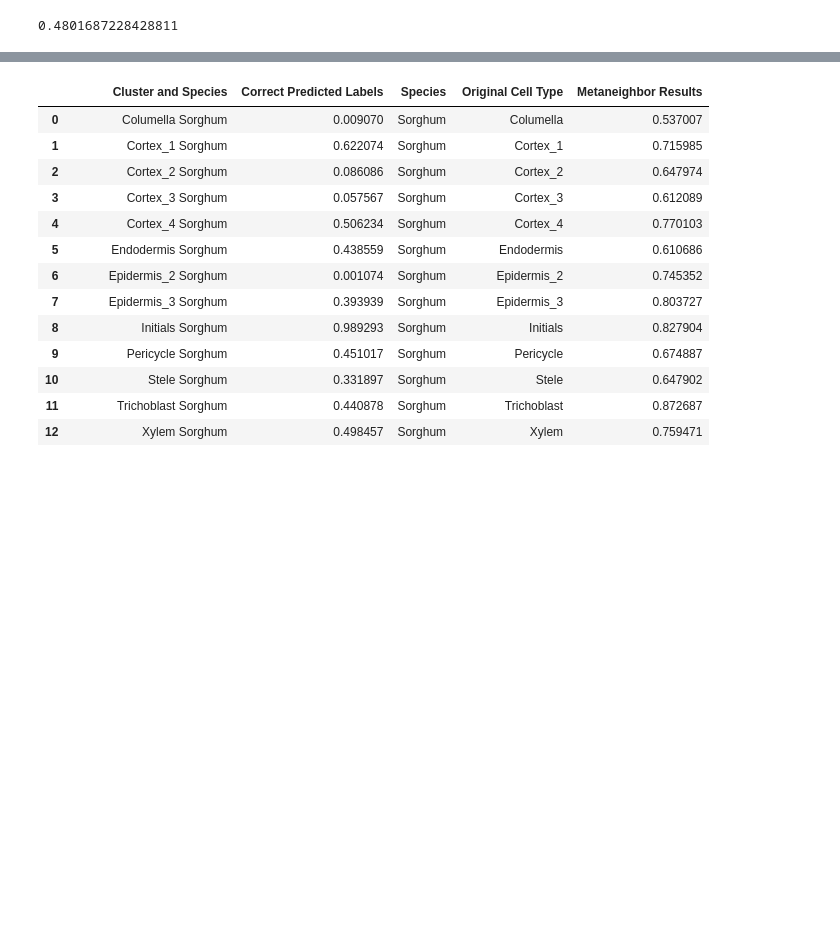
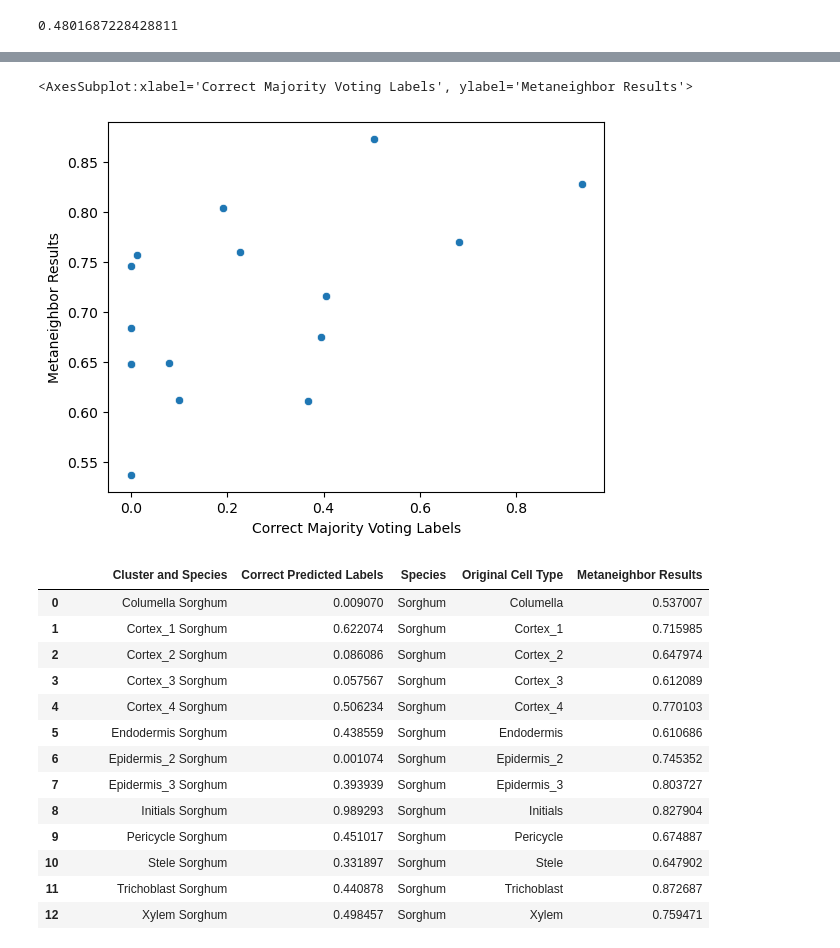
Before and after one commit to mikepassal/Bruno_and_Ken_Maize_Sorghum_Millet, a Jupyter notebook: cell_typist_cell_classification.ipynb, the cells around one changed output, grey strips where cells are left out. Drawn from its saved outputs; the diff is of its cells as text; code cells hidden in the pictures; blank space fills up the shorter version.

```diff
--- a/cell_typist_cell_classification.ipynb
+++ b/cell_typist_cell_classification.ipynb
@@ -692,3 +702,8 @@ sorghum_correlation_panda_majority['Correct Majority Voting Labels'].corr(sorghu
+# %%
+sns.scatterplot(x =sorghum_correlation_panda_majority['Correct Majority Voting Labels'], y = sorghum_correlation_panda_majority['Metaneighbor Results'])
+# %% [output]
+<AxesSubplot:xlabel='Correct Majority Voting Labels', ylabel='Metaneighbor Results'>
+[figure, added]
 # %%
 sorghum_correlation_panda_predicted= non_millet_results_predicted.loc[non_millet_results_predicted['Species'] == "Sorghum"]
 sorghum_correlation_panda_predicted = sorghum_correlation_panda_predicted.reset_index(drop = True)
```
Also changed, not shown: parts of 13 cells of this notebook.
